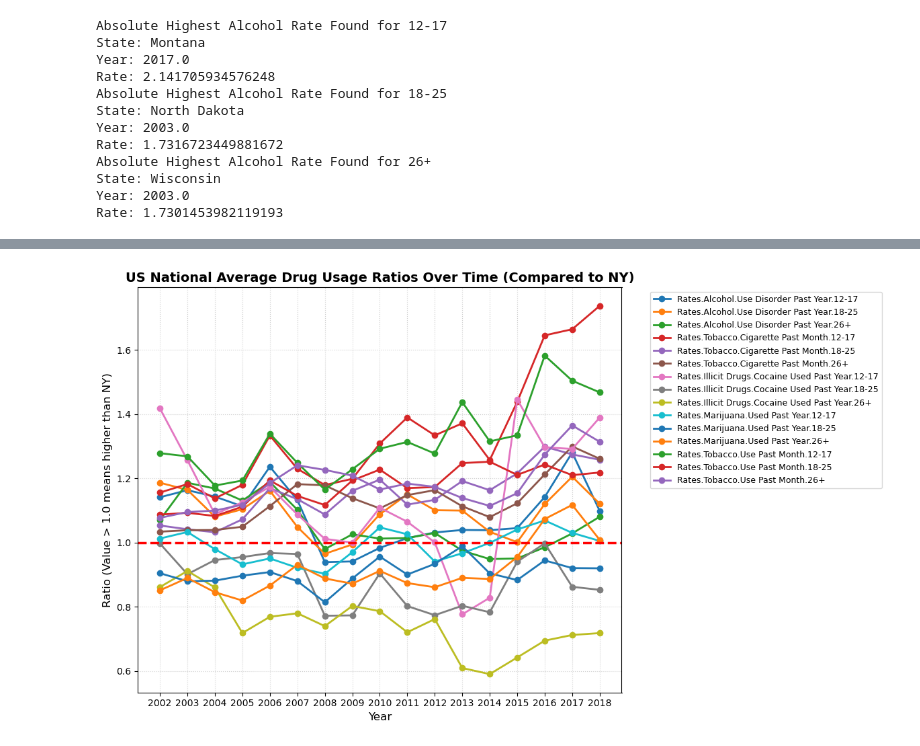
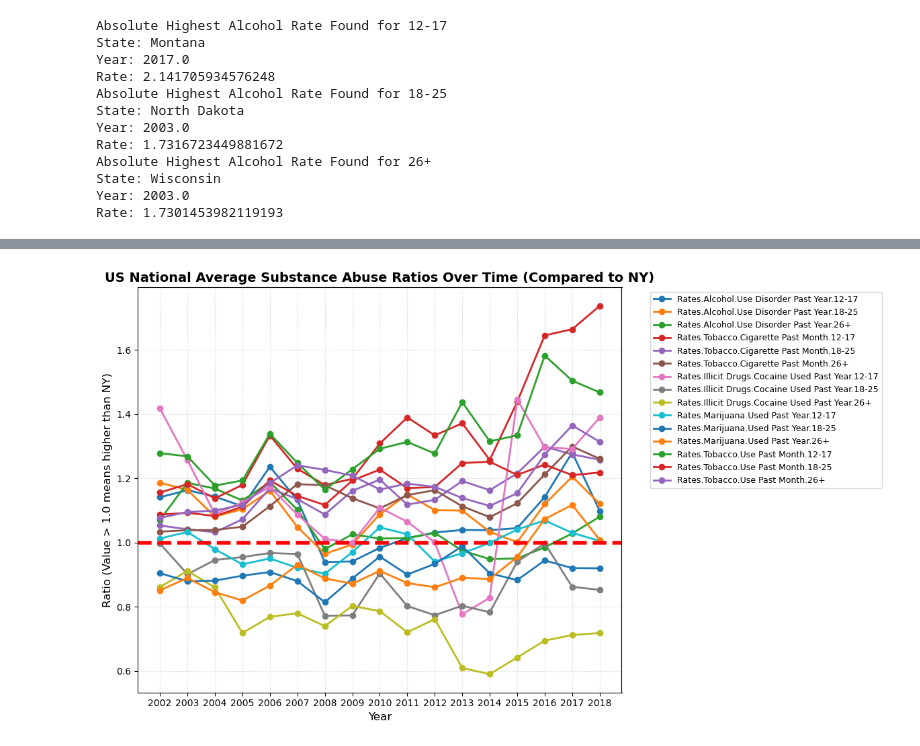
Before and after one commit to cjplayfair/CS-130_Project, a Jupyter notebook: analysis.ipynb, the cells around one changed output, grey strips where cells are left out. Saved outputs shown, nothing was run; the diff lists cells and outputs as text; code cells hidden in the pictures.

```diff
--- a/analysis.ipynb
+++ b/analysis.ipynb
@@ -323,19 +650,21 @@ Rate: 1.7301453982119193
 # %%
 # Matplotlib
 import matplotlib.pyplot as plt
 # Plot national average trend for each drug against NY
+drug_cols = ['Rates.Alcohol.Use Disorder Past Year.12-17', 'Rates.Alcohol.Use Disorder Past Year.18-25', 'Rates.Alcohol.Use Disorder Past Year.26+', 'Rates.Tobacco.Cigarette Past Month.12-17', 'Rates.Tobacco.Cigarette Past Month.18-25', 'Rates.Tobacco.Cigarette Past Month.26+', 'Rates.Illicit Drugs.Cocaine Used Past Year.12-17', 'Rates.Illicit Drugs.Cocaine Used Past Year.18-25', 'Rates.Illicit Drugs.Cocaine Used Past Year.26+', 'Rates.Marijuana.Used Past Year.12-17', 'Rates.Marijuana.Used Past Year.18-25', 'Rates.Marijuana.Used Past Year.26+', 'Rates.Tobacco.Use Past Month.12-17', 'Rates.Tobacco.Use Past Month.18-25', 'Rates.Tobacco.Use Past Month.26+']
 national_averages = master_DF.groupby('Year')[drug_cols].mean()
 fig, ax = plt.subplots(figsize=(12,7))
 for drug in drug_cols:
     ax.plot(national_averages.index, national_averages[drug], marker='o', linewidth=2, label=drug)
 ax.legend(loc='upper left', bbox_to_anchor=(1.05, 1), fontsize=9)
-ax.axhline(y=1.0, color='red', linestyle='--', linewidth=2.5, label="New York (Baseline)")
-ax.set_title("US National Average Drug Usage Ratios Over Time (Compared to NY)", fontsize=14, fontweight='bold')
+ax.axhline(y=1.0, color='red', linestyle='--', linewidth=4, label="New York (Baseline)")
+ax.set_title("US National Average Substance Abuse Ratios Over Time (Compared to NY)", fontsize=14, fontweight='bold')
 ax.set_xlabel("Year", fontsize=12)
 ax.set_ylabel("Ratio (Value > 1.0 means higher than NY)", fontsize=12)
 ax.set_xticks(national_averages.index)
 ax.grid(True, linestyle=':', alpha=0.6)
 plt.tight_layout()
-plt.savefig('National Average Drug Usage Ratios', dpi=300, bbox_inches='tight')
+#plt.savefig('National_Abuse_Rates.png')
+plt.show()
 # %% [output]
-[figure, old version]
+[figure, new version]
```
Also changed, not shown: parts of 12 cells of this notebook, 5 other files.
